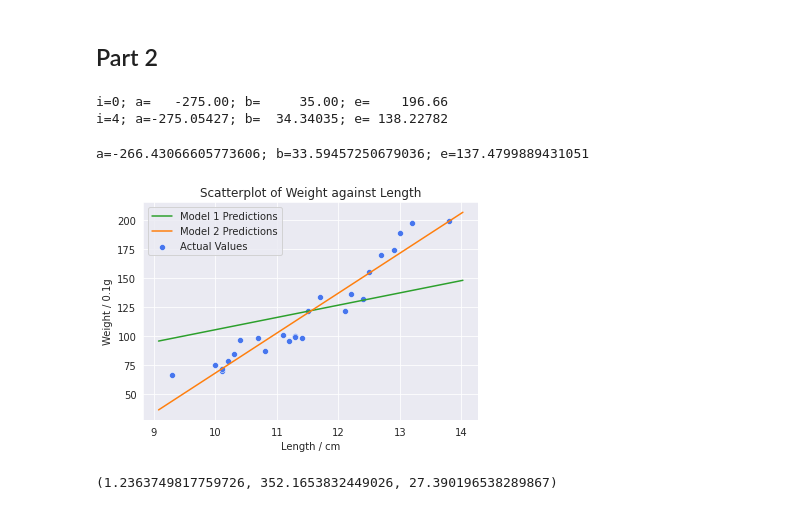
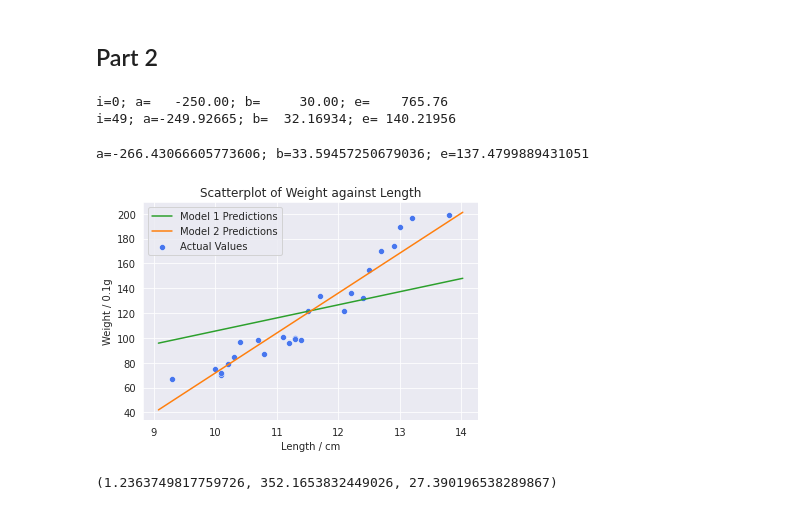
Before and after one commit to ethanolx/Fish-LR-GD, a Jupyter notebook: nb.ipynb, the cells around one changed output. Cells and saved outputs as stored; diff of their text form; code cells hidden in the pictures.

```diff
--- a/nb.ipynb
+++ b/nb.ipynb
@@ -153,12 +152,12 @@ def gradient_descent_a_b(
     )
 
 gradient_descent_a_b(
-    df=df, a_start=-275, b_start=35,
-    alpha=0.004, epsilon=0.001, max_iter=100
+    df=df, a_start=-250, b_start=30,
+    alpha=0.007, epsilon=0.001, max_iter=1000
 )
 # %% [output]
-i=0; a=   -275.00; b=     35.00; e=    196.66
-i=4; a=-275.05427; b=  34.34035; e= 138.22782
+i=0; a=   -250.00; b=     30.00; e=    765.76
+i=49; a=-249.92665; b=  32.16934; e= 140.21956
 # %%
 def eval_model2(df: pd.DataFrame):
     model = LinearRegression(fit_intercept=True).fit(X=df[['Length']], y=df['Weight'])
@@ -171,25 +170,25 @@ a=-266.43066605773606; b=33.59457250679036; e=137.4799889431051
 # %%
 def plot_predictions(df: pd.DataFrame, model1: Dict[str, float], model2: Dict[str, float]):
     with sns.axes_style(style='darkgrid'):
         with sns.color_palette(palette='turbo'):
             fig, ax = plt.subplots()
             sns.scatterplot(data=df, x='Length', y='Weight', ax=ax)
             x_bounds = np.array(ax.get_xlim())
 
             sns.lineplot(x=x_bounds, y=model1['b'] * x_bounds, ax=ax, color='tab:green')
             sns.lineplot(x=x_bounds, y=model2['a'] + model2['b'] * x_bounds, ax=ax, color='tab:orange')
 
             ax.set_xlabel('Length / cm')
             ax.set_ylabel('Weight / 0.1g')
             ax.set_title(label='Scatterplot of Weight against Length')
 
             ax.legend(labels=('Model 1 Predictions', 'Model 2 Predictions', 'Actual Values'))
 
             plt.savefig(fname='./assets/scatterplot-best-fit-lines.png')
 
-plot_predictions(df=df, model1={'b': 10.55549}, model2={'a': -275.05427, 'b': 34.34035})
+plot_predictions(df=df, model1={'b': 10.55546}, model2={'a': -249.92665, 'b': 32.16934})
 # %% [output]
-[figure, old version]
+[figure, new version]
 # %%
 model1 = lambda x: 10.55549 * x
 model2 = lambda x: -275.05427 + 34.34035 * x
```
Also changed, not shown: parts of 3 cells of this notebook, 1 other file.
